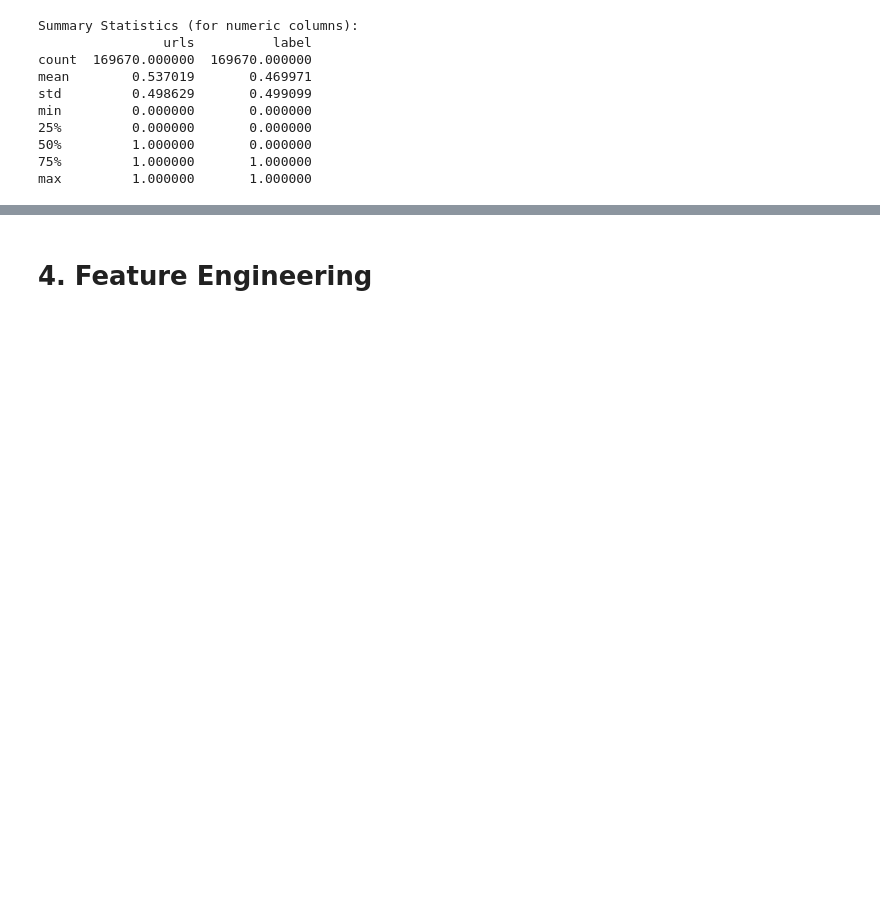
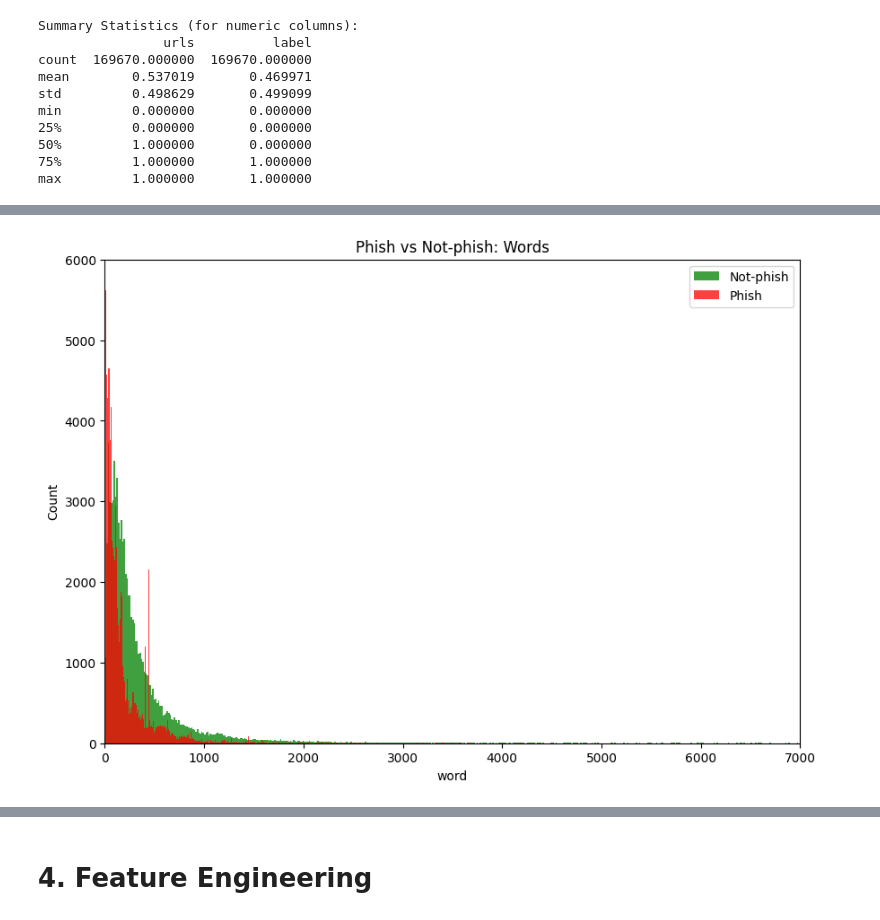
Before and after one commit to chiralcentre/DSA4266_Group1, a Jupyter notebook: Group_1_Models.ipynb, the cells around one changed output, grey strips where cells are left out. Cells and saved outputs as stored; diff of their text form; code cells hidden in the pictures; blank space fills up the shorter version.

```diff
--- a/Group_1_Models.ipynb
+++ b/Group_1_Models.ipynb
@@ -596,0 +535,16 @@ Name: body_length, dtype: float64
+# %%
+combined_df["word"] = combined_df["body"].apply(lambda x:len( nltk.word_tokenize(x)))
+plt.figure(figsize=(10,7))
+
+# Create histograms for "Not-phish" and "Phish"
+sns.histplot(combined_df[combined_df["label"] == 0]["word"], label="Not-phish", color="green")
+sns.histplot(combined_df[combined_df["label"] == 1]["word"], label="Phish", color="red")
+plt.xlim(0, 7000)
+plt.ylim(0, 6000)
+
+# Add title and legend
+plt.title("Phish vs Not-phish: Words")
+plt.legend()  # This will pick up the label arguments provided in sns.histplot
+plt.show()
+# %% [output]
+[figure, added]
```
Also changed, not shown: parts of 17 cells of this notebook.
